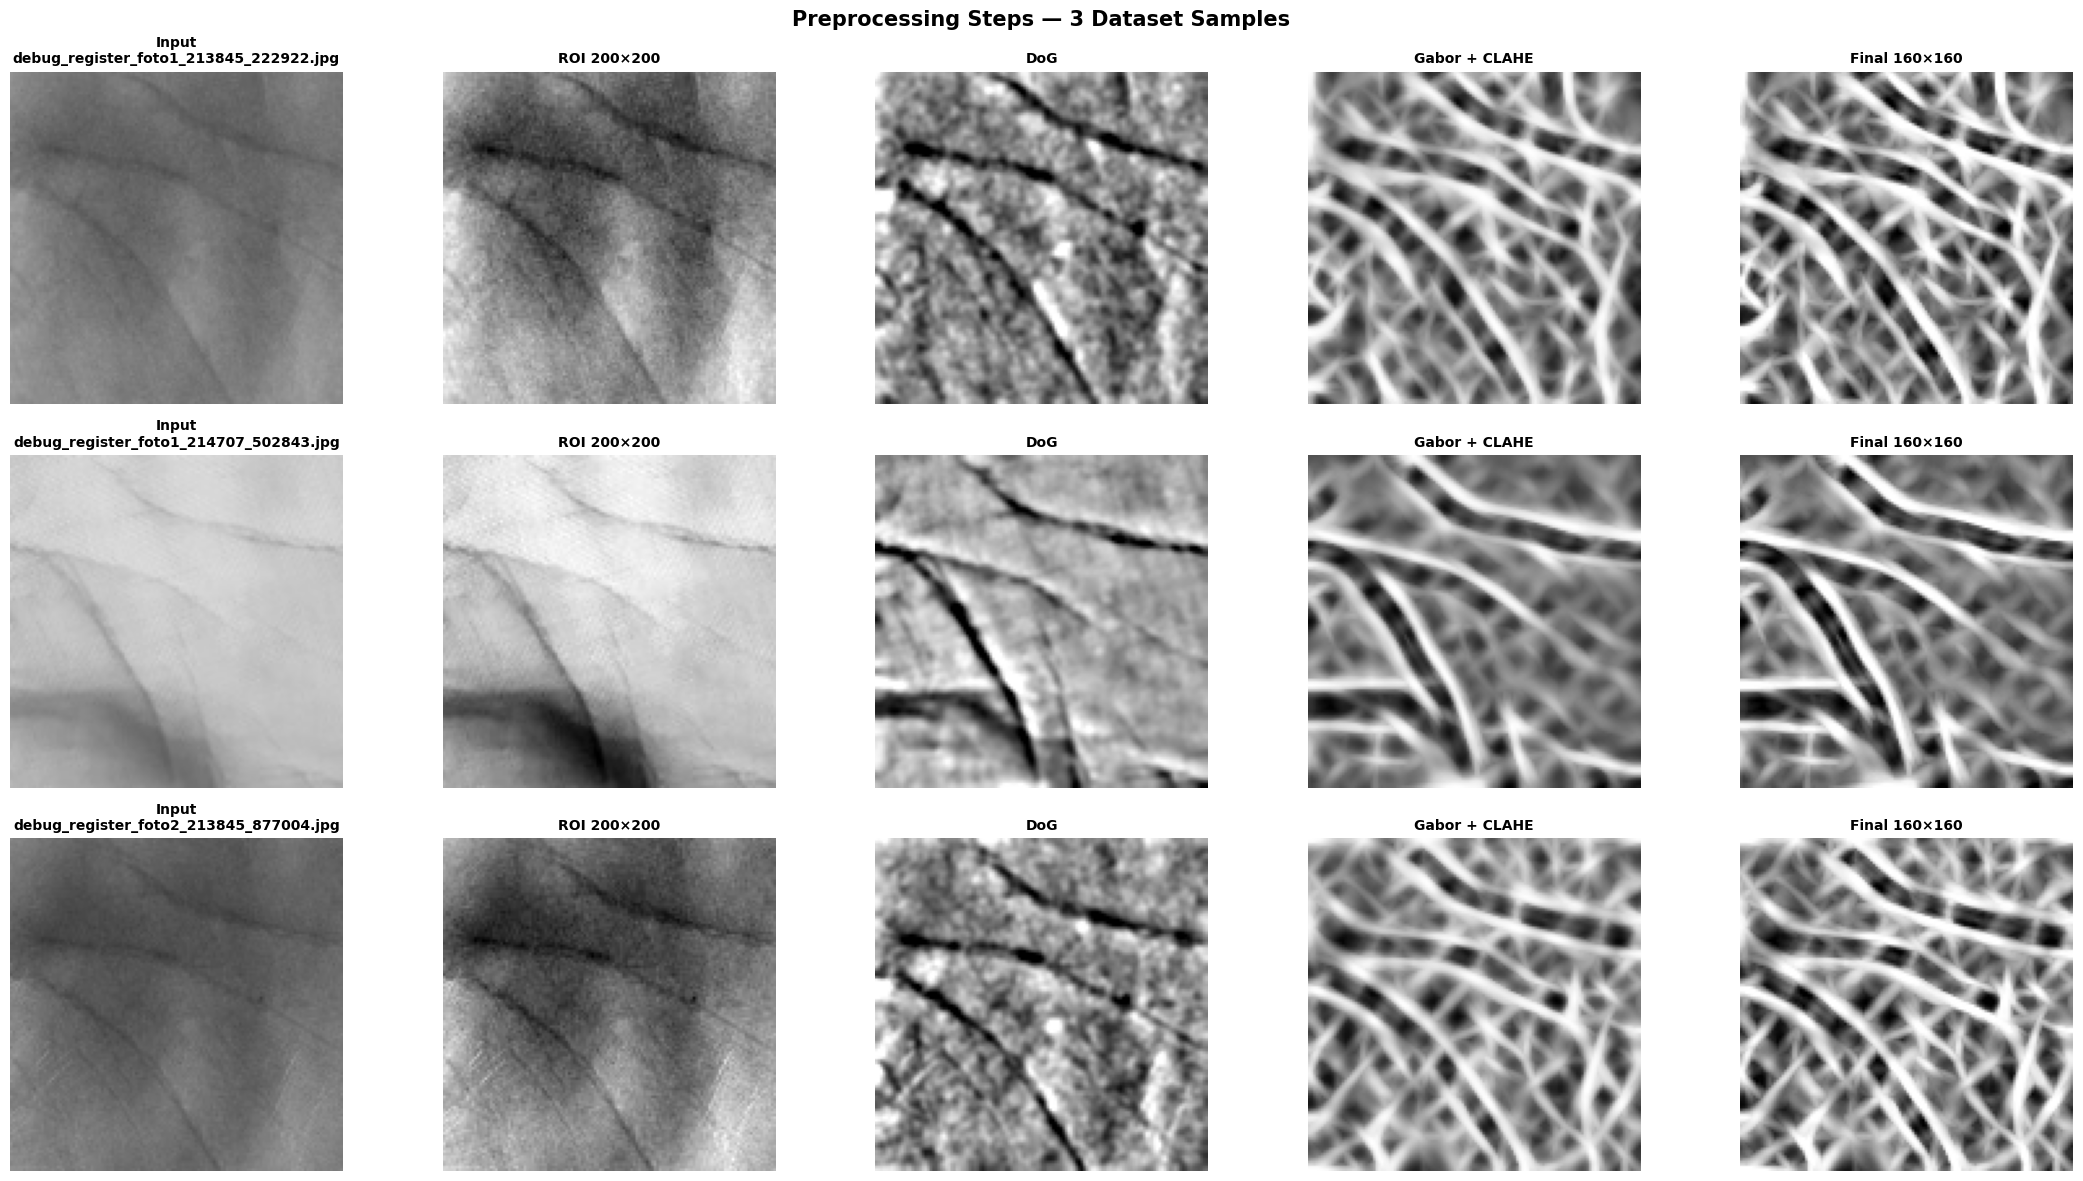
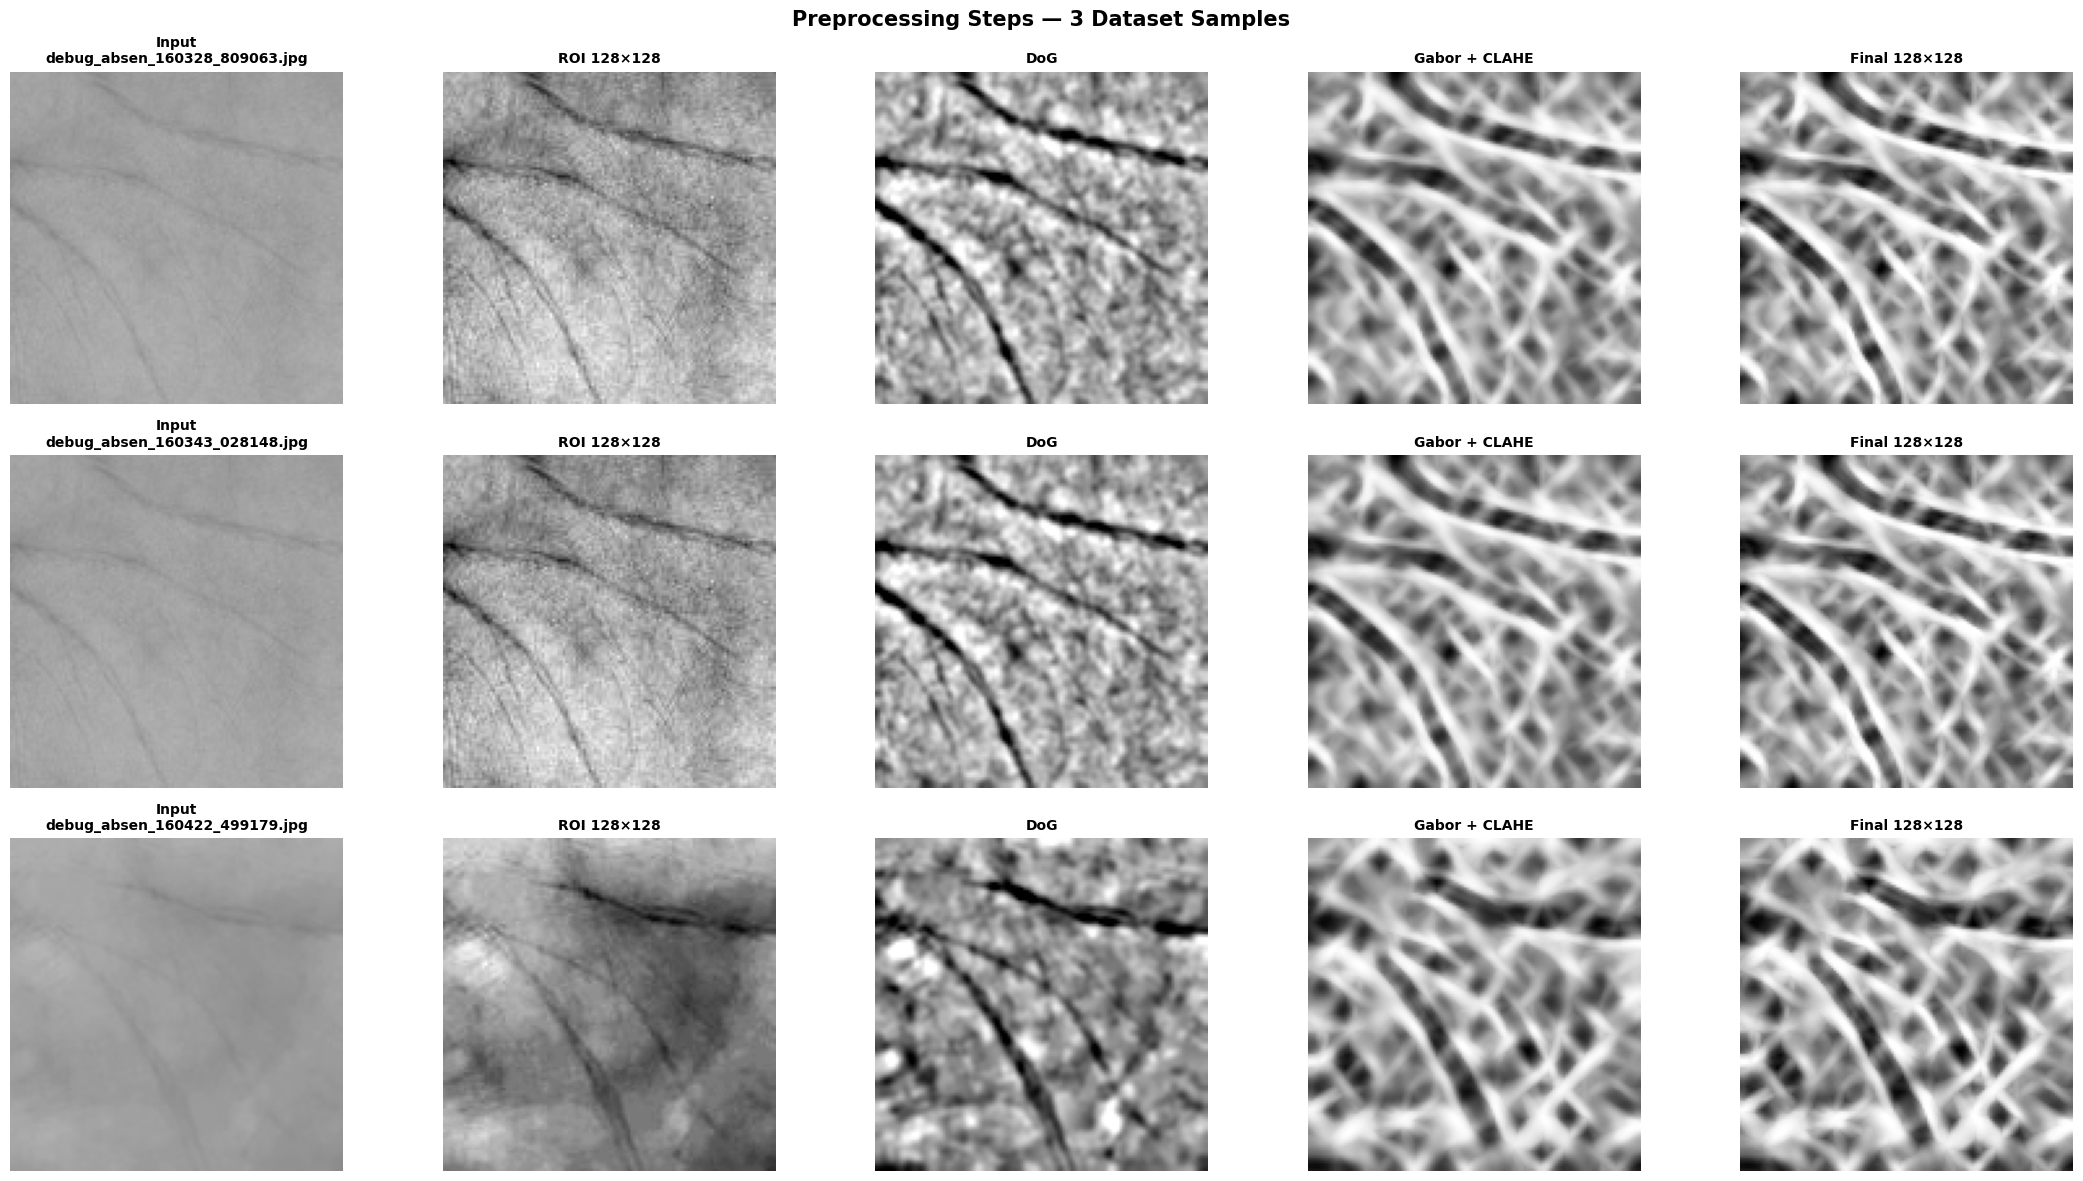
The change to this notebook cell's code, shown as a diff; its figure went from the first image to the second:
--- before
+++ after
@@ -1,19 +1,15 @@
 def normalize_illumination(img_gray, sigma_small=1.0, sigma_large=5.0):
     img_f = img_gray.astype(np.float32)
-    
-    # 1. Bikin dua versi blur
+
+    # Tidak ada denoise — langsung DoG seperti training asli
     g_small = cv2.GaussianBlur(img_f, (0, 0), sigmaX=sigma_small)
     g_large = cv2.GaussianBlur(img_f, (0, 0), sigmaX=sigma_large)
-    
-    # 2. Kurangi untuk menghilangkan bayangan/iluminasi (DoG)
+
     dog = g_small - g_large
     dog = dog - dog.mean()
-    
-    # 3. Baris ke-2 Eksperimen: Percentile Clip (1, 99) untuk potong outlier piksel
     lo, hi = np.percentile(dog, [1, 99])
     dog_clipped = np.clip(dog, lo, hi)
-    
-    # 4. Normalisasi akhir ke range 0-255 agar kontras maksimal
     return cv2.normalize(dog_clipped, None, 0, 255, cv2.NORM_MINMAX).astype(np.uint8)
+
 
 def enhance_gabor(img_gray, use_dog=True):
@@ -23,6 +19,6 @@
     responses = []
     scales = [
-        {"sigma": 3.5, "lambda": 12.0},
-        {"sigma": 1.2, "lambda": 4.0},
+        {"sigma": 3.5, "lambda": 12.0},  # tetap — principal lines
+        {"sigma": 2.0, "lambda": 7.0},  # dari 1.2/4.0 — sedikit lebih besar
     ]
     for scale in scales:
@@ -40,37 +36,46 @@
             responses.append(np.abs(resp))
 
-    gabor_max  = np.max(responses, axis=0)
+    gabor_max = np.max(responses, axis=0)
     gabor_mean = np.mean(responses, axis=0)
-    combined   = 0.4 * gabor_max + 0.6 * gabor_mean
-    combined   = cv2.normalize(combined, None, 0, 255, cv2.NORM_MINMAX).astype(np.uint8)
-    clahe      = cv2.createCLAHE(clipLimit=Config.CLAHE_CLIP, tileGridSize=Config.CLAHE_TILE)
+    combined = 0.4 * gabor_max + 0.6 * gabor_mean
+    combined = cv2.normalize(combined, None, 0, 255, cv2.NORM_MINMAX).astype(np.uint8)
+
+
+    # hapus baris medianBlur
+
+    clahe = cv2.createCLAHE(clipLimit=Config.CLAHE_CLIP, tileGridSize=Config.CLAHE_TILE)
     return clahe.apply(combined)
 
+
 def sharpen_and_resize(img_gray):
-    gaussian  = cv2.GaussianBlur(img_gray, (5, 5), 2.0)
-    sharpened = cv2.addWeighted(img_gray, 1.8, gaussian, -0.8, 0)
-    return cv2.resize(sharpened, (Config.IMAGE_SIZE, Config.IMAGE_SIZE),
-                      interpolation=cv2.INTER_CUBIC)
+    gaussian = cv2.GaussianBlur(img_gray, (5, 5), 2.0)
+    sharpened = cv2.addWeighted(img_gray, 1.5, gaussian, -0.5, 0)  
+    return cv2.resize(
+        sharpened, (Config.IMAGE_SIZE, Config.IMAGE_SIZE), interpolation=cv2.INTER_CUBIC
+    )
 
 
 # ── Visualisasi preprocessing pada 3 sample ──
-exts    = (".png", ".jpg", ".jpeg", ".bmp", ".tiff", ".tif")
-samples = sorted([f for f in os.listdir(Config.DATASET_PATH)
-                  if f.lower().endswith(exts)])
+exts = (".png", ".jpg", ".jpeg", ".bmp", ".tiff", ".tif")
+samples = sorted(
+    [f for f in os.listdir(Config.DATASET_PATH) if f.lower().endswith(exts)]
+)
 
 if len(samples) >= 3:
     num_samples = 3
-    fig, axes  = plt.subplots(num_samples, 5, figsize=(22, 4 * num_samples))
-    fig.suptitle("Preprocessing Steps — 3 Dataset Samples",
-                 fontsize=15, fontweight="bold")
+    fig, axes = plt.subplots(num_samples, 5, figsize=(22, 4 * num_samples))
+    fig.suptitle(
+        "Preprocessing Steps — 3 Dataset Samples", fontsize=15, fontweight="bold"
+    )
 
     for row in range(num_samples):
         img_path = os.path.join(Config.DATASET_PATH, samples[row])
-        img_s    = cv2.imread(img_path)
+        img_s = cv2.imread(img_path)
 
         # Step 1: Baca langsung → grayscale (foto sudah ROI)
         roi_gray = cv2.cvtColor(img_s, cv2.COLOR_BGR2GRAY)
-        roi_gray = cv2.resize(roi_gray, (Config.ROI_SIZE, Config.ROI_SIZE),
-                              interpolation=cv2.INTER_AREA)
+        roi_gray = cv2.resize(
+            roi_gray, (Config.ROI_SIZE, Config.ROI_SIZE), interpolation=cv2.INTER_AREA
+        )
 
         # Step 2: DoG
@@ -78,5 +83,5 @@
 
         # Step 3: Gabor + CLAHE
-        gabor_dog_s = enhance_gabor(dog_s, use_dog=True)
+        gabor_dog_s = enhance_gabor(dog_s, use_dog=False)
 
         # Step 4: Sharpen & Resize
@@ -90,5 +95,5 @@
         # Kolom 2 : ROI Grayscale
         axes[row, 1].imshow(roi_gray, cmap="gray")
-        axes[row, 1].set_title("ROI 200×200", fontsize=10, fontweight="bold")
+        axes[row, 1].set_title("ROI 128×128", fontsize=10, fontweight="bold")
         axes[row, 1].axis("off")
 
@@ -105,5 +110,5 @@
         # Kolom 5 : Final HOG
         axes[row, 4].imshow(roi_for_hog, cmap="gray")
-        axes[row, 4].set_title("Final 160×160", fontsize=10, fontweight="bold")
+        axes[row, 4].set_title("Final 128×128", fontsize=10, fontweight="bold")
         axes[row, 4].axis("off")
 

Commit: tuning ukuran train & test